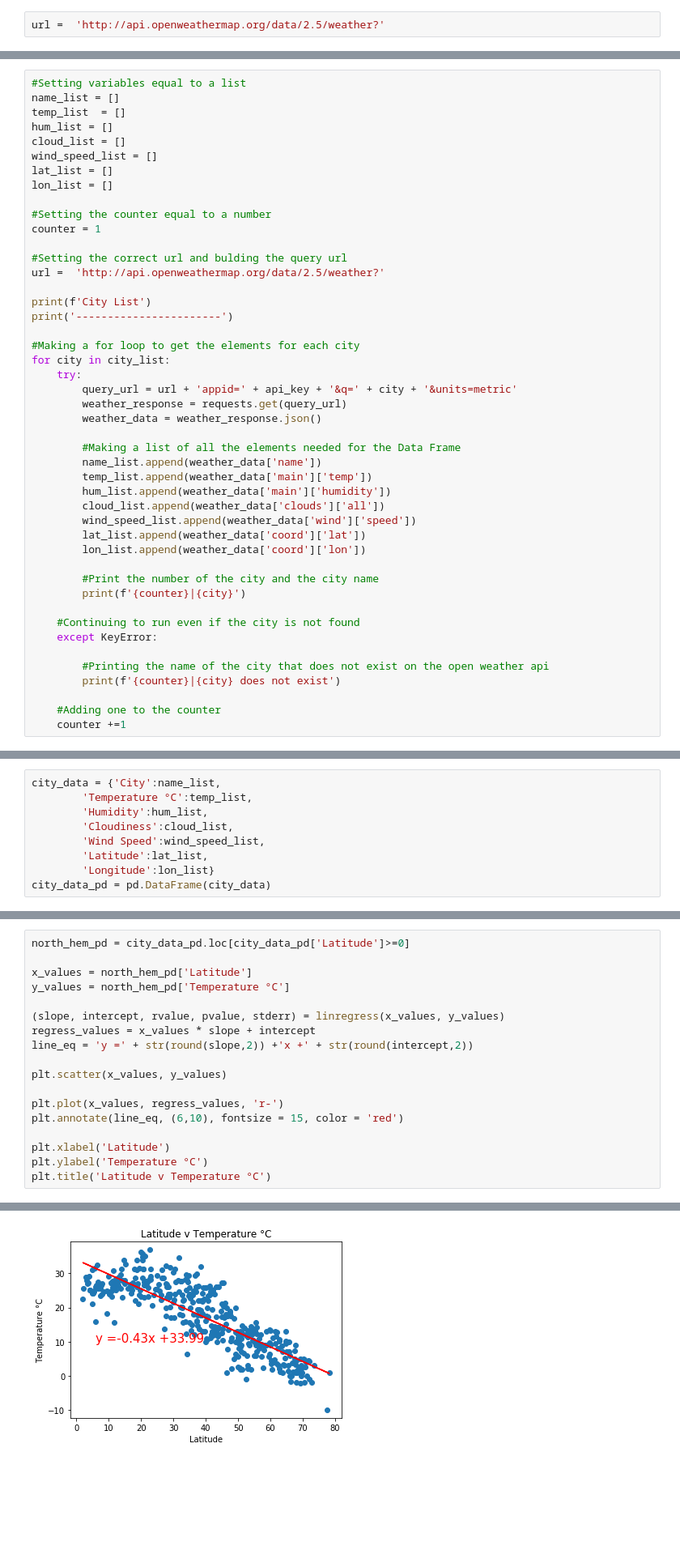
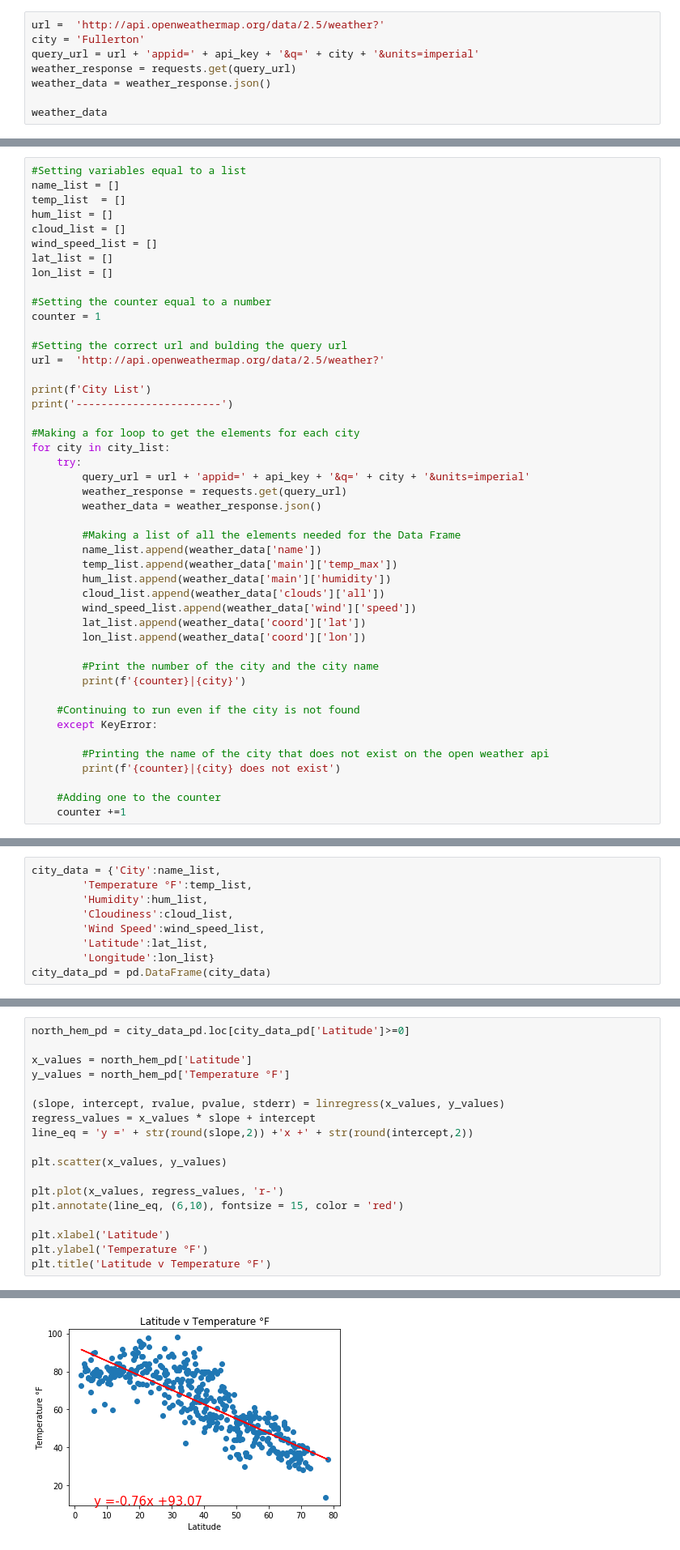
Before and after one commit to j1candel/python-api-challenge, a Jupyter notebook: starter_code/WeatherPy/WeatherPy.ipynb, the cells around one changed output, grey strips where cells are left out. Shown at 81% size. Drawn from its saved outputs; the diff is of its cells as text; blank space fills up the shorter version.

```diff
--- a/starter_code/WeatherPy/WeatherPy.ipynb
+++ b/starter_code/WeatherPy/WeatherPy.ipynb
@@ -56,3 +56,9 @@ len(city_list)
 * Include a print log of each city as it'sbeing processed (with the city number and city name).
 # %%
 url =  'http://api.openweathermap.org/data/2.5/weather?'
+city = 'Fullerton'
+query_url = url + 'appid=' + api_key + '&q=' + city + '&units=imperial'
+weather_response = requests.get(query_url)
+weather_data = weather_response.json()
+
+weather_data
@@ -78,13 +102,13 @@ print('-----------------------')
 #Making a for loop to get the elements for each city
 for city in city_list:
     try:
-        query_url = url + 'appid=' + api_key + '&q=' + city + '&units=metric'
+        query_url = url + 'appid=' + api_key + '&q=' + city + '&units=imperial'
         weather_response = requests.get(query_url)
         weather_data = weather_response.json()
 
         #Making a list of all the elements needed for the Data Frame
         name_list.append(weather_data['name'])
-        temp_list.append(weather_data['main']['temp'])
+        temp_list.append(weather_data['main']['temp_max'])
         hum_list.append(weather_data['main']['humidity'])
         cloud_list.append(weather_data['clouds']['all'])
         wind_speed_list.append(weather_data['wind']['speed'])
@@ -122,7 +146,7 @@ City List
 650|chicama
 # %%
 city_data = {'City':name_list,
-        'Temperature °C':temp_list,
+        'Temperature °F':temp_list,
         'Humidity':hum_list,
         'Cloudiness':cloud_list,
         'Wind Speed':wind_speed_list,
@@ -258,7 +282,7 @@ Text(0.5, 1.0, 'Latitude v Wind Speed')
 north_hem_pd = city_data_pd.loc[city_data_pd['Latitude']>=0]
 
 x_values = north_hem_pd['Latitude']
-y_values = north_hem_pd['Temperature °C']
+y_values = north_hem_pd['Temperature °F']
 
 (slope, intercept, rvalue, pvalue, stderr) = linregress(x_values, y_values)
 regress_values = x_values * slope + intercept
@@ -270,6 +294,6 @@ plt.plot(x_values, regress_values, 'r-')
 plt.annotate(line_eq, (6,10), fontsize = 15, color = 'red')
 
 plt.xlabel('Latitude')
-plt.ylabel('Temperature °C')
-plt.title('Latitude v Temperature °C')
+plt.ylabel('Temperature °F')
+plt.title('Latitude v Temperature °F')
 # %% [output]
@@ -277,3 +301,3 @@ Text(0.5, 1.0, 'Latitude v Temperature °C')
-[figure, old version]
+[figure, new version]
 # %% [markdown]
 ####  Southern Hemisphere - Max Temp vs. Latitude Linear Regression
```
Also changed, not shown: parts of 16 cells of this notebook.
